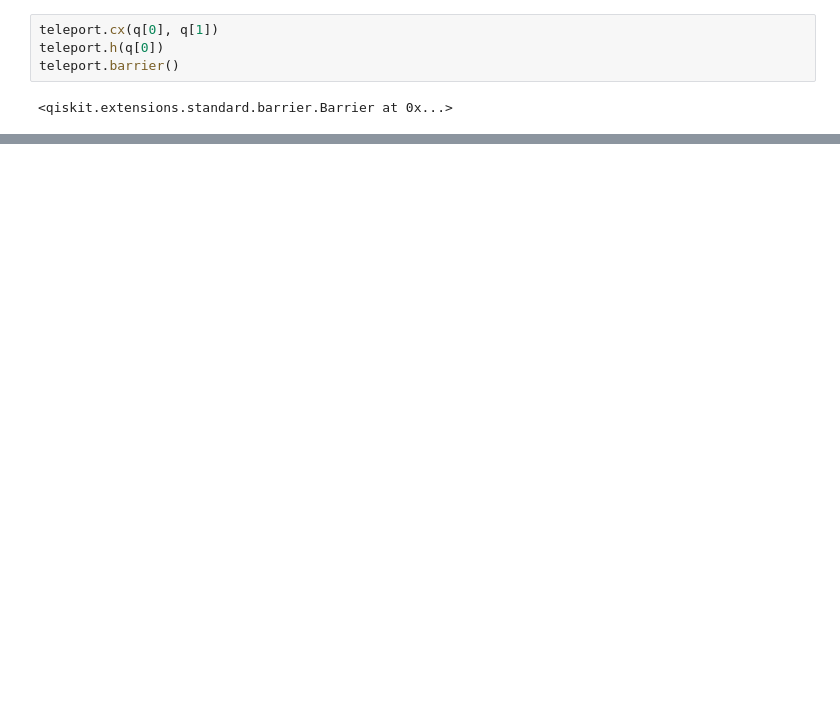
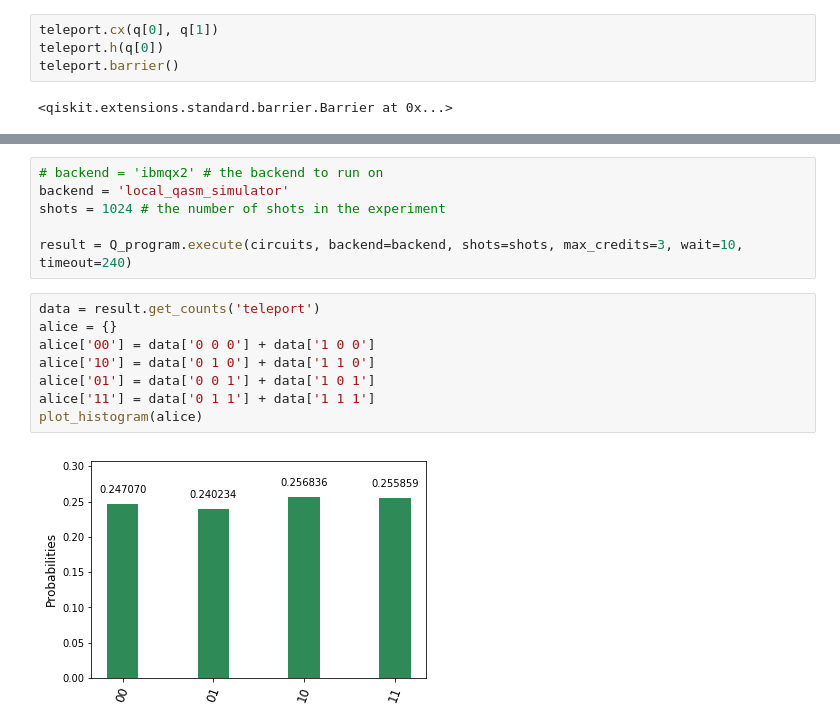
Before and after one commit to zhjch05/E6998QC, a Jupyter notebook: teleport.ipynb, the cells around one changed output, grey strips where cells are left out. Drawn from its saved outputs; the diff is of its cells as text; blank space fills up the shorter version.

```diff
--- a/teleport.ipynb
+++ b/teleport.ipynb
@@ -69,0 +84,16 @@ dc.drawCircuit(teleport)
+# %%
+# backend = 'ibmqx2' # the backend to run on
+backend = 'local_qasm_simulator'
+shots = 1024 # the number of shots in the experiment
+
+result = Q_program.execute(circuits, backend=backend, shots=shots, max_credits=3, wait=10, timeout=240)
+# %%
+data = result.get_counts('teleport')
+alice = {}
+alice['00'] = data['0 0 0'] + data['1 0 0']
+alice['10'] = data['0 1 0'] + data['1 1 0']
+alice['01'] = data['0 0 1'] + data['1 0 1']
+alice['11'] = data['0 1 1'] + data['1 1 1']
+plot_histogram(alice)
+# %% [output]
+[figure, added]
```
Also changed, not shown: parts of 8 cells of this notebook.
